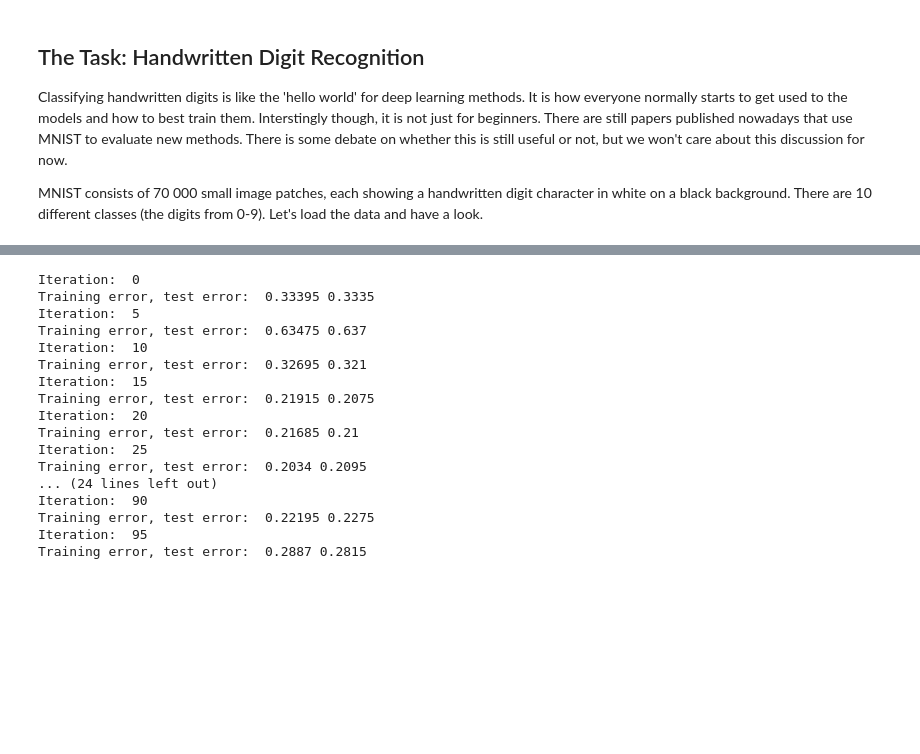
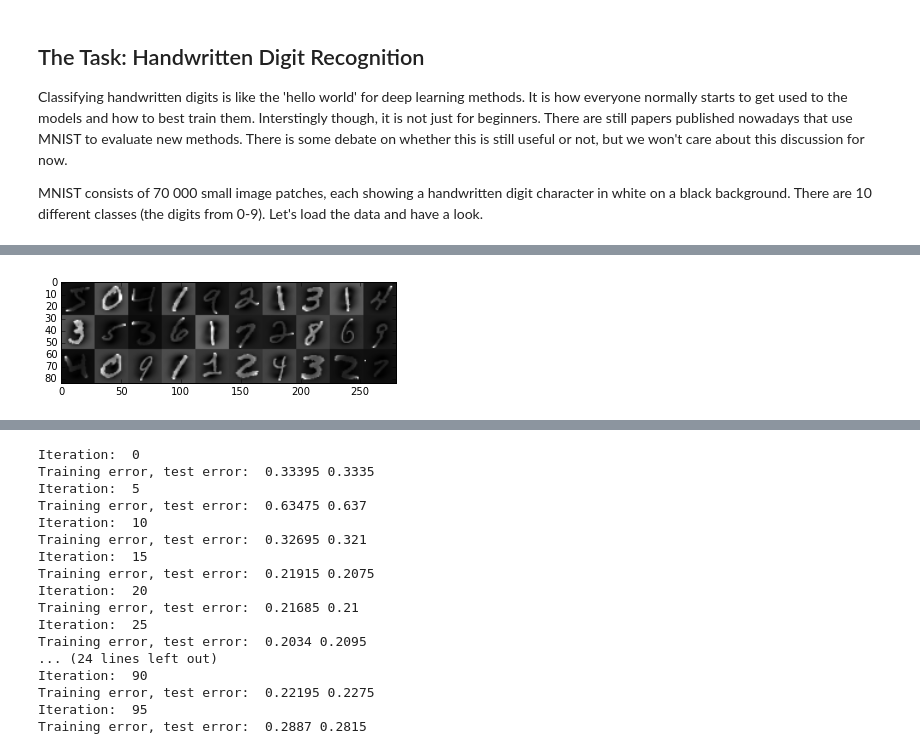
Before and after one commit to vkaynig/IACS_ComputeFest_DeepLearning, a Jupyter notebook: Fully_Connected_Networks.ipynb, the cells around one changed output, grey strips where cells are left out. Saved outputs shown, nothing was run; the diff lists cells and outputs as text; code cells hidden in the pictures; blank space fills up the shorter version.

```diff
--- a/Fully_Connected_Networks.ipynb
+++ b/Fully_Connected_Networks.ipynb
@@ -55,0 +119,22 @@ print ytest.shape
+# %%
+# estimate the mean and std dev from the training data
+
+norm_mean = train_set_x.mean(axis=0)
+train_set_x = train_set_x - norm_mean
+norm_std = train_set_x.std(axis=0)
+norm_std = norm_std.clip(0.00001, norm_std.max())
+train_set_x = train_set_x / norm_std
+
+test_set_x = test_set_x - norm_mean
+test_set_x = test_set_x / norm_std
+valid_set_x = valid_set_x - norm_mean
+valid_set_x = valid_set_x / norm_std
+# %%
+samples = tile_raster_images(train_set_x.eval(), img_shape=(28,28), tile_shape=(3,10), tile_spacing=(0, 0),
+                       scale_rows_to_unit_interval=True,
+                       output_pixel_vals=True)
+
+plt.imshow(samples)
+plt.show()
+# %% [output]
+[figure, added]
```
Also changed, not shown: parts of 26 cells of this notebook.
